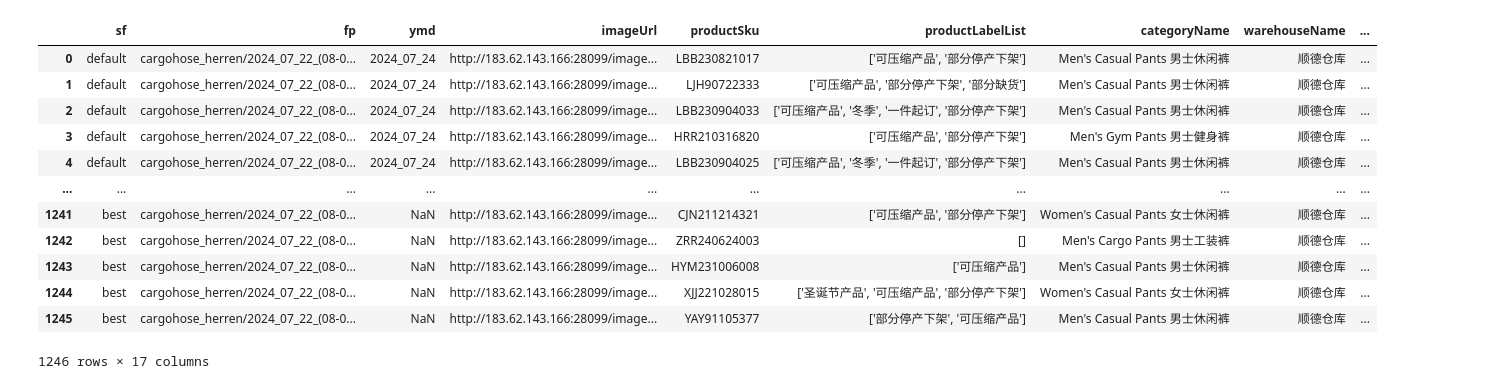
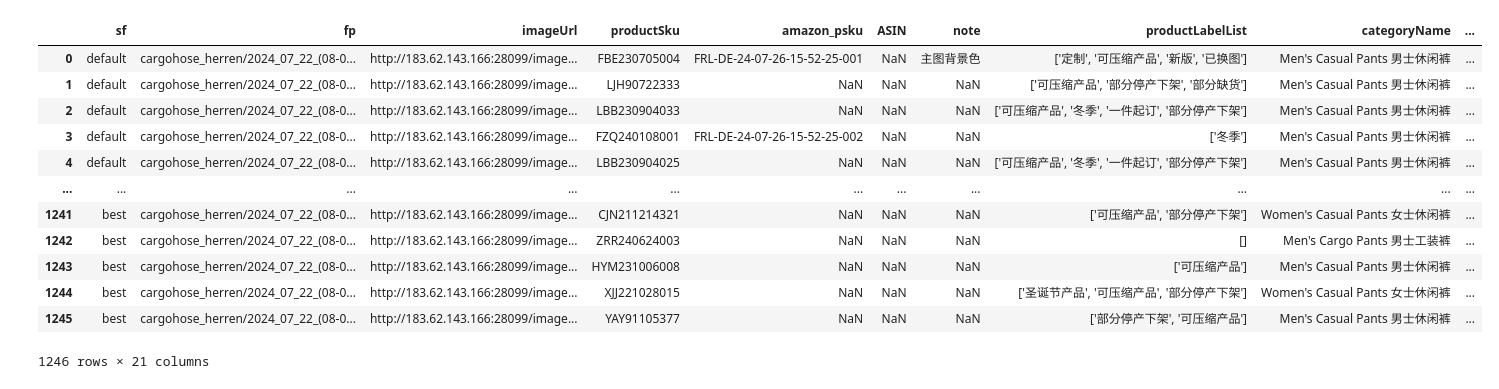
Before and after one commit to wuku32/project-step-2, a Jupyter notebook: note_tgt_by_myself.ipynb, the cells around one changed output. Drawn from its saved outputs; the diff is of its cells as text; code cells hidden in the pictures.

```diff
--- a/note_tgt_by_myself.ipynb
+++ b/note_tgt_by_myself.ipynb
@@ -19,29 +19,31 @@ os.makedirs(bd, exist_ok=True)
 
 ymd = generate_ymd()
 
-fp_tgt = f'{bd}/{b_d}_tgt.xlsx'
+fp_tgt = f'{g}/{g}_tgt.xlsx'
 # %%
 tgt_df: DataFrame = pd.read_excel(fp_tgt, sheet_name='tgt')
-from util.widgets import note_archived_sku, note_deleted_sku, note_other_sku
+from util.widgets import note_inuse_sku, note_archived_sku, note_deleted_sku, note_recalled_sku, note_other_sku
 
+tgt_df = note_inuse_sku(tgt_df)
 tgt_df = note_archived_sku(tgt_df)
 tgt_df = note_deleted_sku(tgt_df)
+tgt_df = note_recalled_sku(tgt_df)
 tgt_df = note_other_sku(tgt_df)
 tgt_df
 # %% [output]
-|  | sf | fp | ymd | imageUrl | productSku | productLabelList | categoryName | warehouseName | ... |
-| 0 | default | cargohose_herren/2024_07_22_(08-0... | 2024_07_24 | http://183.62.143.166:28099/image... | LBB230821017 | ['可压缩产品', '部分停产下架'] | Men's Casual Pants 男士休闲裤 | 顺德仓库 | ... |
-| 1 | default | cargohose_herren/2024_07_22_(08-0... | 2024_07_24 | http://183.62.143.166:28099/image... | LJH90722333 | ['可压缩产品', '部分停产下架', '部分缺货'] | Men's Casual Pants 男士休闲裤 | 顺德仓库 | ... |
-| 2 | default | cargohose_herren/2024_07_22_(08-0... | 2024_07_24 | http://183.62.143.166:28099/image... | LBB230904033 | ['可压缩产品', '冬季', '一件起订', '部分停产下架'] | Men's Casual Pants 男士休闲裤 | 顺德仓库 | ... |
-| 3 | default | cargohose_herren/2024_07_22_(08-0... | 2024_07_24 | http://183.62.143.166:28099/image... | HRR210316820 | ['可压缩产品', '部分停产下架'] | Men's Gym Pants 男士健身裤 | 顺德仓库 | ... |
-| 4 | default | cargohose_herren/2024_07_22_(08-0... | 2024_07_24 | http://183.62.143.166:28099/image... | LBB230904025 | ['可压缩产品', '冬季', '一件起订', '部分停产下架'] | Men's Casual Pants 男士休闲裤 | 顺德仓库 | ... |
-| ... | ... | ... | ... | ... | ... | ... | ... | ... | ... |
-| 1241 | best | cargohose_herren/2024_07_22_(08-0... | NaN | http://183.62.143.166:28099/image... | CJN211214321 | ['可压缩产品', '部分停产下架'] | Women's Casual Pants 女士休闲裤 | 顺德仓库 | ... |
-| 1242 | best | cargohose_herren/2024_07_22_(08-0... | NaN | http://183.62.143.166:28099/image... | ZRR240624003 | [] | Men's Cargo Pants 男士工装裤 | 顺德仓库 | ... |
-| 1243 | best | cargohose_herren/2024_07_22_(08-0... | NaN | http://183.62.143.166:28099/image... | HYM231006008 | ['可压缩产品'] | Men's Casual Pants 男士休闲裤 | 顺德仓库 | ... |
-| 1244 | best | cargohose_herren/2024_07_22_(08-0... | NaN | http://183.62.143.166:28099/image... | XJJ221028015 | ['圣诞节产品', '可压缩产品', '部分停产下架'] | Women's Casual Pants 女士休闲裤 | 顺德仓库 | ... |
-| 1245 | best | cargohose_herren/2024_07_22_(08-0... | NaN | http://183.62.143.166:28099/image... | YAY91105377 | ['部分停产下架', '可压缩产品'] | Men's Casual Pants 男士休闲裤 | 顺德仓库 | ... |
+|  | sf | fp | imageUrl | productSku | amazon_psku | ASIN | note | productLabelList | categoryName | ... |
+| 0 | default | cargohose_herren/2024_07_22_(08-0... | http://183.62.143.166:28099/image... | FBE230705004 | FRL-DE-24-07-26-15-52-25-001 | NaN | 主图背景色 | ['定制', '可压缩产品', '新版', '已换图'] | Men's Casual Pants 男士休闲裤 | ... |
+| 1 | default | cargohose_herren/2024_07_22_(08-0... | http://183.62.143.166:28099/image... | LJH90722333 | NaN | NaN | NaN | ['可压缩产品', '部分停产下架', '部分缺货'] | Men's Casual Pants 男士休闲裤 | ... |
+| 2 | default | cargohose_herren/2024_07_22_(08-0... | http://183.62.143.166:28099/image... | LBB230904033 | NaN | NaN | NaN | ['可压缩产品', '冬季', '一件起订', '部分停产下架'] | Men's Casual Pants 男士休闲裤 | ... |
+| 3 | default | cargohose_herren/2024_07_22_(08-0... | http://183.62.143.166:28099/image... | FZQ240108001 | FRL-DE-24-07-26-15-52-25-002 | NaN | NaN | ['冬季'] | Men's Casual Pants 男士休闲裤 | ... |
+| 4 | default | cargohose_herren/2024_07_22_(08-0... | http://183.62.143.166:28099/image... | LBB230904025 | NaN | NaN | NaN | ['可压缩产品', '冬季', '一件起订', '部分停产下架'] | Men's Casual Pants 男士休闲裤 | ... |
+| ... | ... | ... | ... | ... | ... | ... | ... | ... | ... | ... |
+| 1241 | best | cargohose_herren/2024_07_22_(08-0... | http://183.62.143.166:28099/image... | CJN211214321 | NaN | NaN | NaN | ['可压缩产品', '部分停产下架'] | Women's Casual Pants 女士休闲裤 | ... |
+| 1242 | best | cargohose_herren/2024_07_22_(08-0... | http://183.62.143.166:28099/image... | ZRR240624003 | NaN | NaN | NaN | [] | Men's Cargo Pants 男士工装裤 | ... |
+| 1243 | best | cargohose_herren/2024_07_22_(08-0... | http://183.62.143.166:28099/image... | HYM231006008 | NaN | NaN | NaN | ['可压缩产品'] | Men's Casual Pants 男士休闲裤 | ... |
+| 1244 | best | cargohose_herren/2024_07_22_(08-0... | http://183.62.143.166:28099/image... | XJJ221028015 | NaN | NaN | NaN | ['圣诞节产品', '可压缩产品', '部分停产下架'] | Women's Casual Pants 女士休闲裤 | ... |
+| 1245 | best | cargohose_herren/2024_07_22_(08-0... | http://183.62.143.166:28099/image... | YAY91105377 | NaN | NaN | NaN | ['部分停产下架', '可压缩产品'] | Men's Casual Pants 男士休闲裤 | ... |
-1246 rows × 17 columns
+1246 rows × 21 columns
 # %%
 # 将修改后的DataFrame写回到Excel文件中的特定工作簿
 with pd.ExcelWriter(fp_tgt) as writer:
```
Also changed, not shown: 38 other files.
